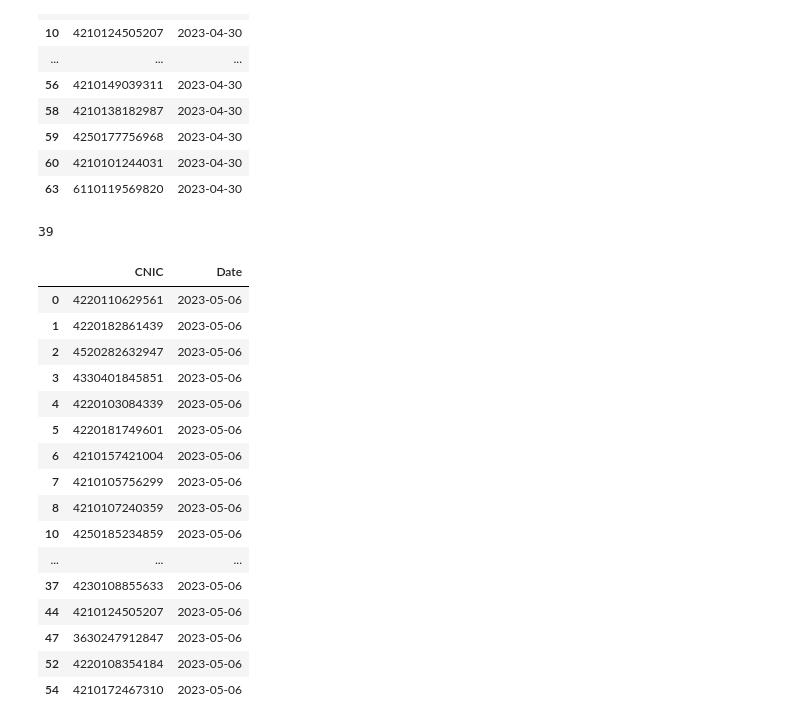
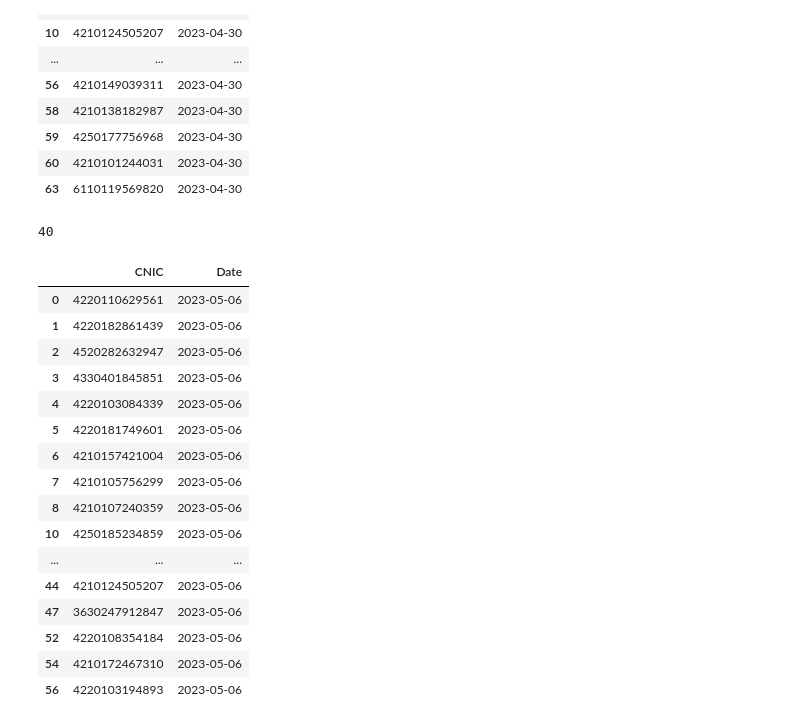
Before and after one commit to EnggQasim/NED_BATCH4_DATA_VIUSALIZATION, a Jupyter notebook: Attendance.ipynb, the cells around one changed output. Cells and saved outputs as stored; diff of their text form; code cells hidden in the pictures.

```diff
--- a/Attendance.ipynb
+++ b/Attendance.ipynb
@@ -357,36 +357,40 @@ Ali Affan Yaqoob3:06 PM
 Ahsan Fayyaz3:06 PM
 4220115069023
 Muhammad Uzair3:06 PM
 42101-2548111-7
 Areeba Ghazal3:06 PM
 4220108354184
 MAAZ AHMED3:06 PM
 DATE 06
 Hassan Qamar3:06 PM
 4220110629561
 Areeba Ghazal3:07 PM
 4210172467310   sadaf
+Ali Mehdi3:07 PM
+42201-93871331-1
+Syed Owais Ahmed3:07 PM
+4220103194893
 yvm-vqao-gpa
 """
 df2 = cnic(c1,'2023-05-06')
 print(len(df2))
 df2
 # %% [output]
-39
+40
 |  | CNIC | Date |
 | 0 | 4220110629561 | 2023-05-06 |
 | 1 | 4220182861439 | 2023-05-06 |
 | 2 | 4520282632947 | 2023-05-06 |
 | 3 | 4330401845851 | 2023-05-06 |
 | 4 | 4220103084339 | 2023-05-06 |
 | 5 | 4220181749601 | 2023-05-06 |
 | 6 | 4210157421004 | 2023-05-06 |
 | 7 | 4210105756299 | 2023-05-06 |
 | 8 | 4210107240359 | 2023-05-06 |
 | 10 | 4250185234859 | 2023-05-06 |
 | ... | ... | ... |
-| 37 | 4230108855633 | 2023-05-06 |
 | 44 | 4210124505207 | 2023-05-06 |
 | 47 | 3630247912847 | 2023-05-06 |
 | 52 | 4220108354184 | 2023-05-06 |
 | 54 | 4210172467310 | 2023-05-06 |
+| 56 | 4220103194893 | 2023-05-06 |
```
Also changed, not shown: parts of 7 cells of this notebook, 7 other files.
